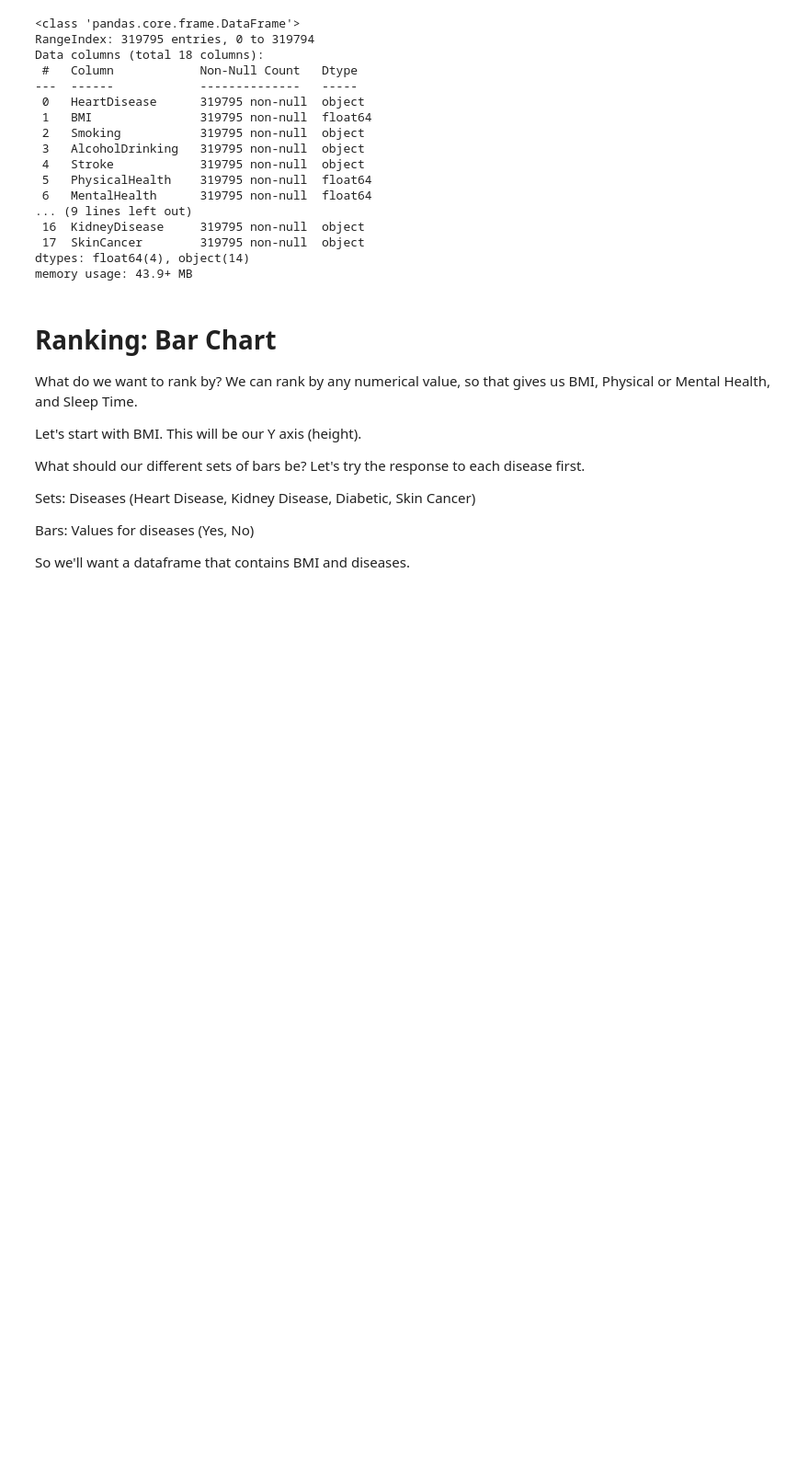
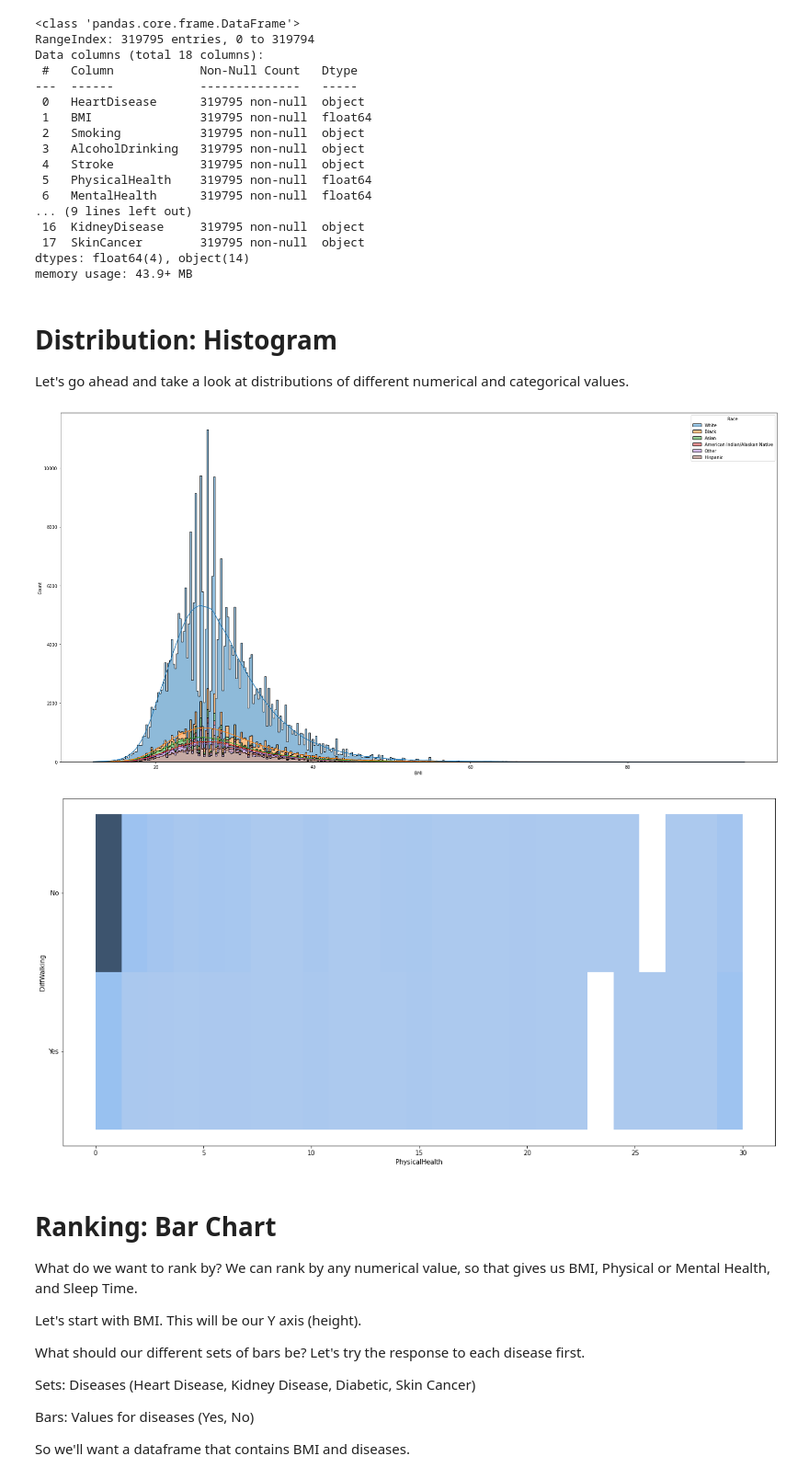
Before and after one commit to wutaitai2/-Heart-Disease-Analysis, a Jupyter notebook: analysis.ipynb, the cells around one changed output. Shown at 92% size. Drawn from its saved outputs; the diff is of its cells as text; code cells hidden in the pictures; blank space fills up the shorter version.

```diff
--- a/analysis.ipynb
+++ b/analysis.ipynb
@@ -24,6 +26,20 @@ Data columns (total 18 columns):
  17  SkinCancer        319795 non-null  object
 dtypes: float64(4), object(14)
 memory usage: 43.9+ MB
+# %% [markdown]
+<h1> Distribution: Histogram </h1>
+<p> Let's go ahead and take a look at distributions of different numerical and categorical values. </p>
+# %%
+plt.figure(figsize=(30, 15))
+sns.histplot(data=main_df, x="BMI", kde=True, hue="Race", multiple="stack", element="step", common_norm=True)
+plt.show()
+
+plt.figure(figsize=(20, 10))
+sns.histplot(data=main_df, x="PhysicalHealth", y="DiffWalking", bins=25, common_norm=True, pthresh=0.0001, stat="density")
+plt.show()
+# %% [output]
+[figure, added]
+[figure, added]
 # %% [markdown]
 <h1> Ranking: Bar Chart </h1>
 <p> What do we want to rank by? We can rank by any numerical value, so that gives us BMI, Physical or Mental Health, and Sleep Time.</p>
```
Also changed, not shown: parts of 1 cell of this notebook.
